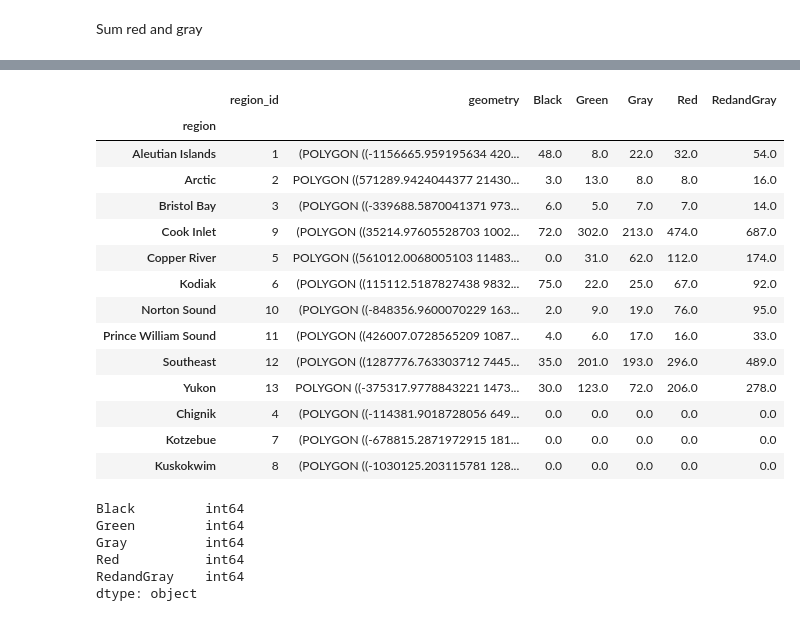
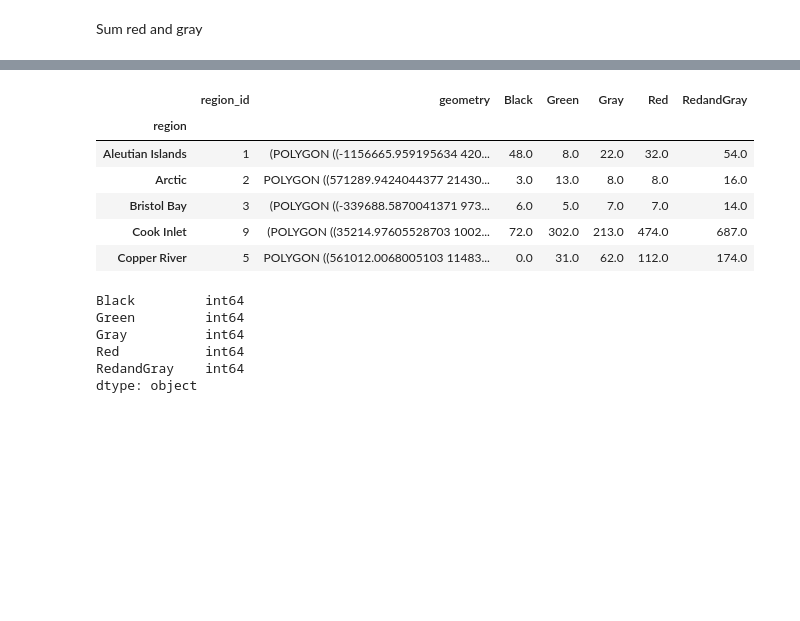
Before and after one commit to mariejohnson/spatial_analysis, a Jupyter notebook: fish_passage.ipynb, the cells around one changed output, grey strips where cells are left out. Cells and saved outputs as stored; diff of their text form; code cells hidden in the pictures; blank space fills up the shorter version.

```diff
--- a/fish_passage.ipynb
+++ b/fish_passage.ipynb
@@ -111,20 +93,12 @@ drp_na
 # %%
 semifinal_df = drp_na.filter(['region_id', 'geometry', 'Black', 'Green', 'Gray', 'Red', 'RedandGray'], axis=1)
-semifinal_df
+semifinal_df.head()
 # %% [output]
 |  | region_id | geometry | Black | Green | Gray | Red | RedandGray |
 | region |  |  |  |  |  |  |  |
 | Aleutian Islands | 1 | (POLYGON ((-1156665.959195634 420... | 48.0 | 8.0 | 22.0 | 32.0 | 54.0 |
 | Arctic | 2 | POLYGON ((571289.9424044377 21430... | 3.0 | 13.0 | 8.0 | 8.0 | 16.0 |
 | Bristol Bay | 3 | (POLYGON ((-339688.5870041371 973... | 6.0 | 5.0 | 7.0 | 7.0 | 14.0 |
 | Cook Inlet | 9 | (POLYGON ((35214.97605528703 1002... | 72.0 | 302.0 | 213.0 | 474.0 | 687.0 |
 | Copper River | 5 | POLYGON ((561012.0068005103 11483... | 0.0 | 31.0 | 62.0 | 112.0 | 174.0 |
-| Kodiak | 6 | (POLYGON ((115112.5187827438 9832... | 75.0 | 22.0 | 25.0 | 67.0 | 92.0 |
-| Norton Sound | 10 | (POLYGON ((-848356.9600070229 163... | 2.0 | 9.0 | 19.0 | 76.0 | 95.0 |
-| Prince William Sound | 11 | (POLYGON ((426007.0728565209 1087... | 4.0 | 6.0 | 17.0 | 16.0 | 33.0 |
-| Southeast | 12 | (POLYGON ((1287776.763303712 7445... | 35.0 | 201.0 | 193.0 | 296.0 | 489.0 |
-| Yukon | 13 | POLYGON ((-375317.9778843221 1473... | 30.0 | 123.0 | 72.0 | 206.0 | 278.0 |
-| Chignik | 4 | (POLYGON ((-114381.9018728056 649... | 0.0 | 0.0 | 0.0 | 0.0 | 0.0 |
-| Kotzebue | 7 | (POLYGON ((-678815.2871972915 181... | 0.0 | 0.0 | 0.0 | 0.0 | 0.0 |
-| Kuskokwim | 8 | (POLYGON ((-1030125.203115781 128... | 0.0 | 0.0 | 0.0 | 0.0 | 0.0 |
 # %%
```
Also changed, not shown: parts of 7 cells of this notebook.
